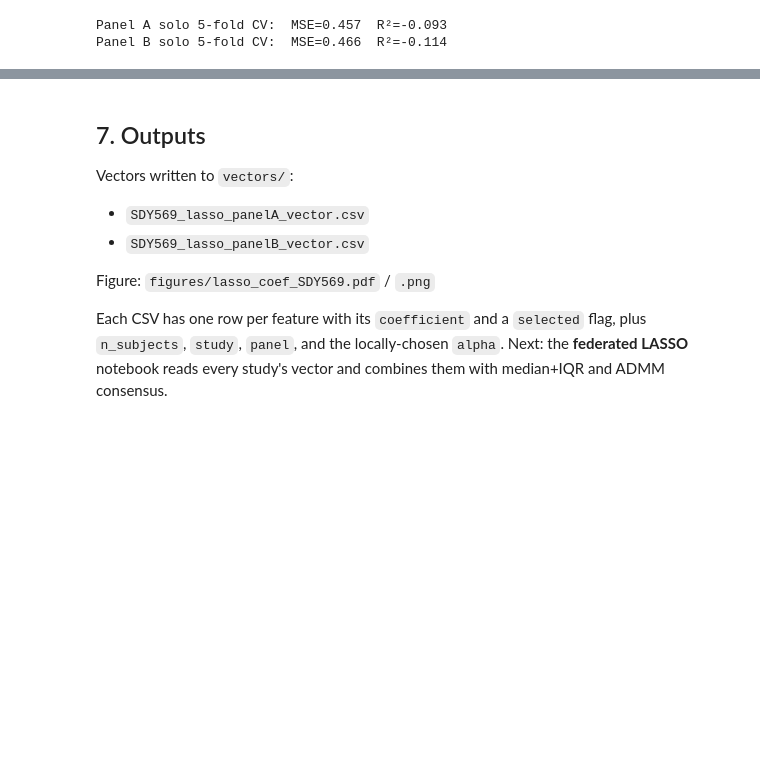
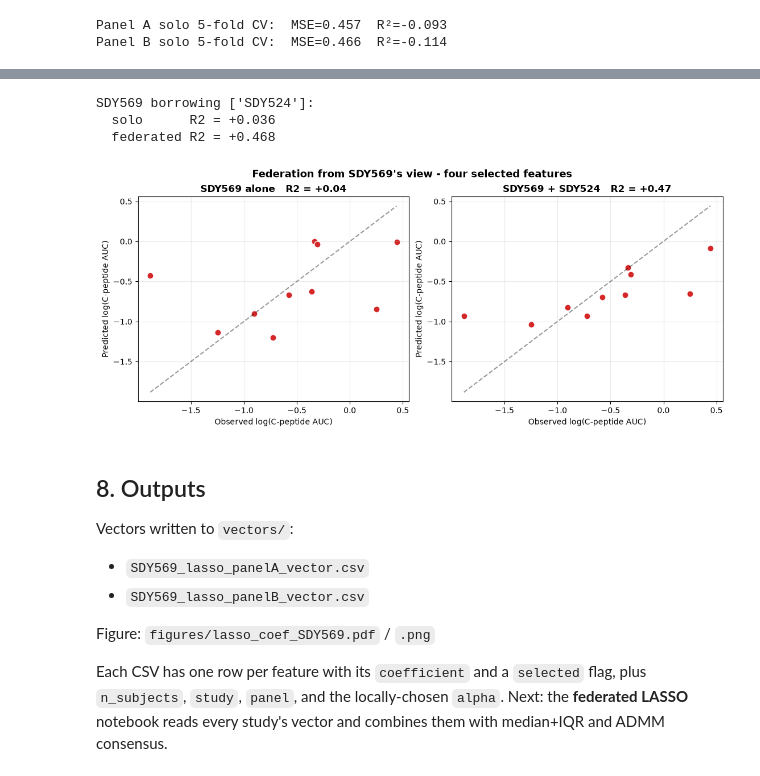
Before and after one commit to NIH-NLM/oadr-autoantibody, a Jupyter notebook: ipynb/Lasso_SDY569.ipynb, the cells around one changed output, grey strips where cells are left out. Saved outputs shown, nothing was run; the diff lists cells and outputs as text; code cells hidden in the pictures; blank space fills up the shorter version.

```diff
--- a/ipynb/Lasso_SDY569.ipynb
+++ b/ipynb/Lasso_SDY569.ipynb
@@ -223,5 +239,76 @@ Panel B solo 5-fold CV:  MSE=0.466  R²=-0.114
+# %%
+SEL = ["weight_kg", "GAD65", "received_active_treatment", "Sex"]
+ALPHA_SEL = 0.008
+FED_PARTNERS = ["SDY524", "SDY569"]    # extended-panel cohort excluding SDY1737
+THIS = "SDY569"
+
+def load4(s):
+    b = od.load_panel_b(s)
+    for c in ("bmi", "height_cm", "weight_kg"):
+        b[c] = b[c].fillna(b[c].median())
+    bad = b["height_cm"] <= 0
+    b.loc[bad, "height_cm"] = np.sqrt(b.loc[bad, "weight_kg"] / b.loc[bad, "bmi"]) * 100
+    X, y, _ = od.panel_b_design_matrix(b)
+    return X.reindex(columns=SEL).values.astype(float), y.values.astype(float)
+
+# Other institutions' coefficient vectors (each fit on its own four-feature data)
+partners = [s for s in FED_PARTNERS if s != THIS]
+partner_vecs = []
+for s in partners:
+    Xo, yo = load4(s)
+    sc = MinMaxScaler().fit(Xo)
+    mo = Lasso(alpha=ALPHA_SEL, max_iter=50000).fit(sc.transform(Xo), yo)
+    partner_vecs.append((mo.coef_, mo.intercept_, len(yo)))
+
+# THIS study: solo vs federated out-of-fold predictions on the four features
+X4, y4 = load4(THIS)
+from sklearn.model_selection import KFold as _KFold
+kf = _KFold(min(5, max(2, len(y4) // 2)), shuffle=True, random_state=RNG_SEED)
+solo = np.full(len(y4), np.nan)
+fed = np.full(len(y4), np.nan)
+for tr, te in kf.split(X4):
+    sc = MinMaxScaler().fit(X4[tr])
+    m = Lasso(alpha=ALPHA_SEL, max_iter=50000).fit(sc.transform(X4[tr]), y4[tr])
+    solo[te] = m.predict(sc.transform(X4[te]))
+    vecs = [(m.coef_, m.intercept_, len(tr))] + partner_vecs
+    coefs = np.stack([v[0] for v in vecs]); ints = np.array([v[1] for v in vecs])
+    sizes = np.array([v[2] for v in vecs])
+    ac = np.average(coefs, axis=0, weights=sizes); ai = np.average(ints, weights=sizes)
+    fed[te] = sc.transform(X4[te]) @ ac + ai
+
+def _r2(y, p):
+    rss = np.sum((y - p) ** 2); tss = np.sum((y - y.mean()) ** 2)
+    return 1 - rss / tss if tss > 0 else float("nan")
+
+r2_solo = _r2(y4, solo); r2_fed = _r2(y4, fed)
+print(f"{THIS} borrowing {partners}:")
+print(f"  solo      R2 = {r2_solo:+.3f}")
+print(f"  federated R2 = {r2_fed:+.3f}")
+# %% [output]
+SDY569 borrowing ['SDY524']:
+  solo      R2 = +0.036
+  federated R2 = +0.468
+# %%
+fig, axes = plt.subplots(1, 2, figsize=(11, 4.6), constrained_layout=True)
+lo = min(y4.min(), np.nanmin(solo), np.nanmin(fed))
+hi = max(y4.max(), np.nanmax(solo), np.nanmax(fed))
+for ax, pred, title, r2v in [(axes[0], solo, THIS + " alone", r2_solo),
+                             (axes[1], fed, THIS + " + " + "+".join(partners), r2_fed)]:
+    ax.scatter(y4, pred, c="#d62728", s=65, edgecolor="white")
+    ax.plot([lo, hi], [lo, hi], "k--", alpha=0.4)
+    ax.set_xlabel("Observed log(C-peptide AUC)")
+    ax.set_ylabel("Predicted log(C-peptide AUC)")
+    ax.set_title(f"{title}   R2 = {r2v:+.2f}", fontweight="bold")
+    ax.grid(alpha=0.25)
+fig.suptitle("Federation from " + THIS + "'s view - four selected features",
+             fontsize=13, fontweight="bold")
+fig.savefig("figures/federation_view_lasso_" + THIS + ".pdf", dpi=300)
+fig.savefig("figures/federation_view_lasso_" + THIS + ".png", dpi=220)
+plt.show()
+# %% [output]
+[figure, added]
 # %% [markdown]
-## 7. Outputs
+## 8. Outputs
 
 Vectors written to `vectors/`:
 
```
Also changed, not shown: parts of 2 cells of this notebook, 3 other files.
